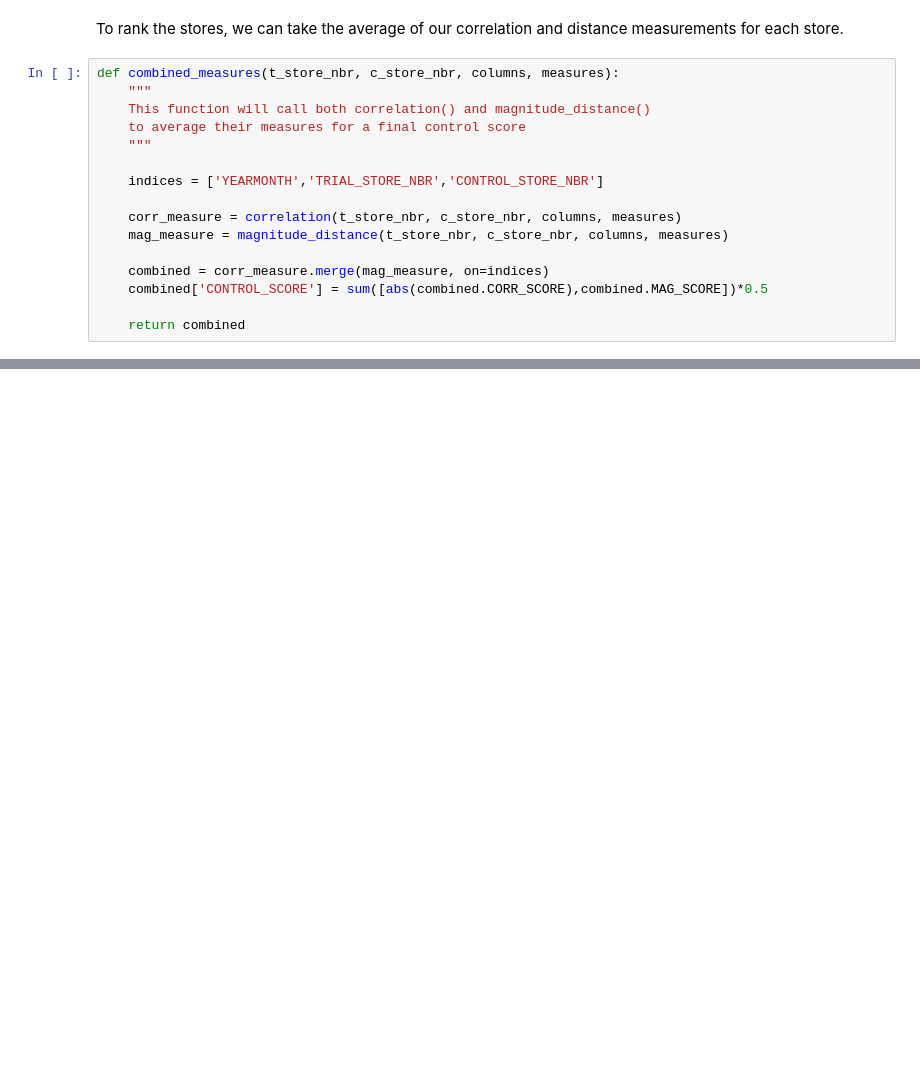
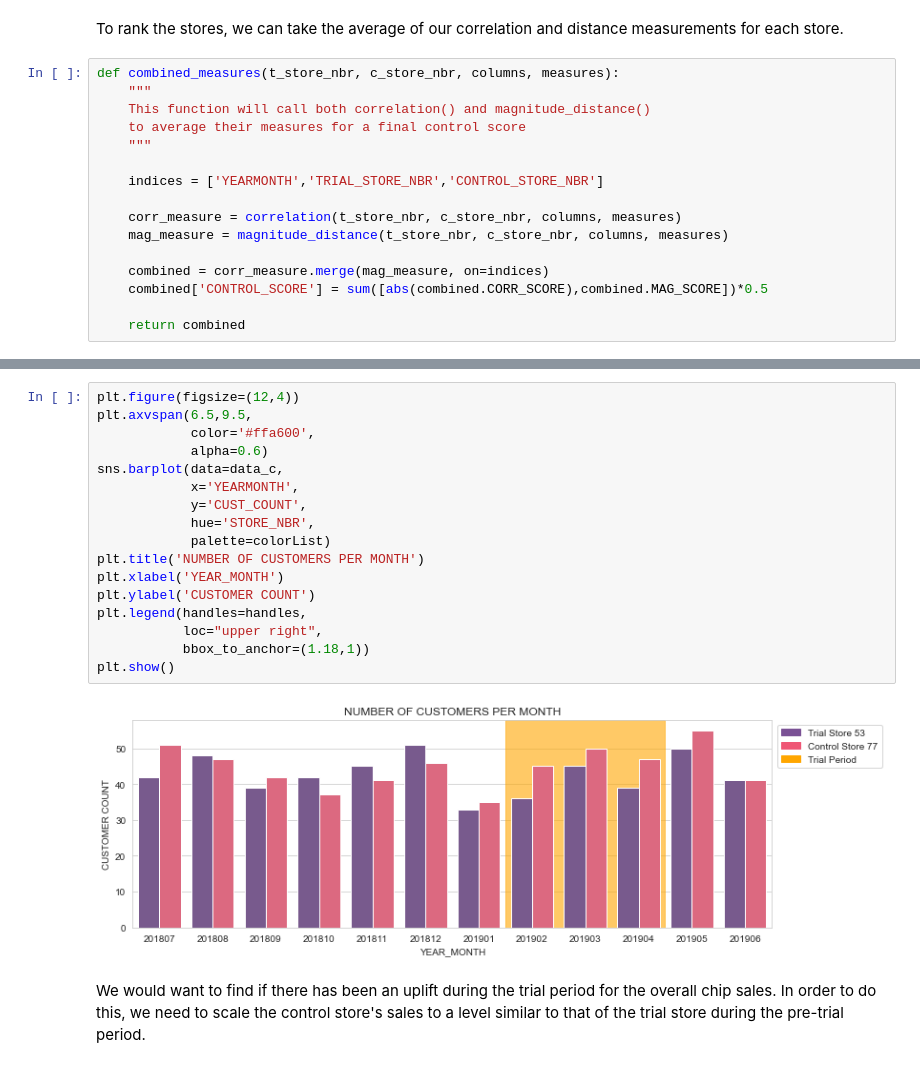
Before and after one commit to dherzey/Forage_Virtual_Internship, a Jupyter notebook: Quantium/Quantium_Task2.ipynb, the cells around one changed output, grey strips where cells are left out. Saved outputs shown, nothing was run; the diff lists cells and outputs as text; blank space fills up the shorter version.

```diff
--- a/Quantium/Quantium_Task2.ipynb
+++ b/Quantium/Quantium_Task2.ipynb
@@ -202,0 +246,21 @@ Pre-trial months occur before April 2019
+# %%
+plt.figure(figsize=(12,4))
+plt.axvspan(6.5,9.5,
+            color='#ffa600',
+            alpha=0.6)
+sns.barplot(data=data_c,
+            x='YEARMONTH',
+            y='CUST_COUNT',
+            hue='STORE_NBR',
+            palette=colorList)
+plt.title('NUMBER OF CUSTOMERS PER MONTH')
+plt.xlabel('YEAR_MONTH')
+plt.ylabel('CUSTOMER COUNT')
+plt.legend(handles=handles,
+           loc="upper right",
+           bbox_to_anchor=(1.18,1))
+plt.show()
+# %% [output]
+[figure, added]
+# %% [markdown]
+We would want to find if there has been an uplift during the trial period for the overall chip sales. In order to do this, we need to scale the control store's sales to a level similar to that of the trial store during the pre-trial period.
```
Also changed, not shown: parts of 10 cells of this notebook.
